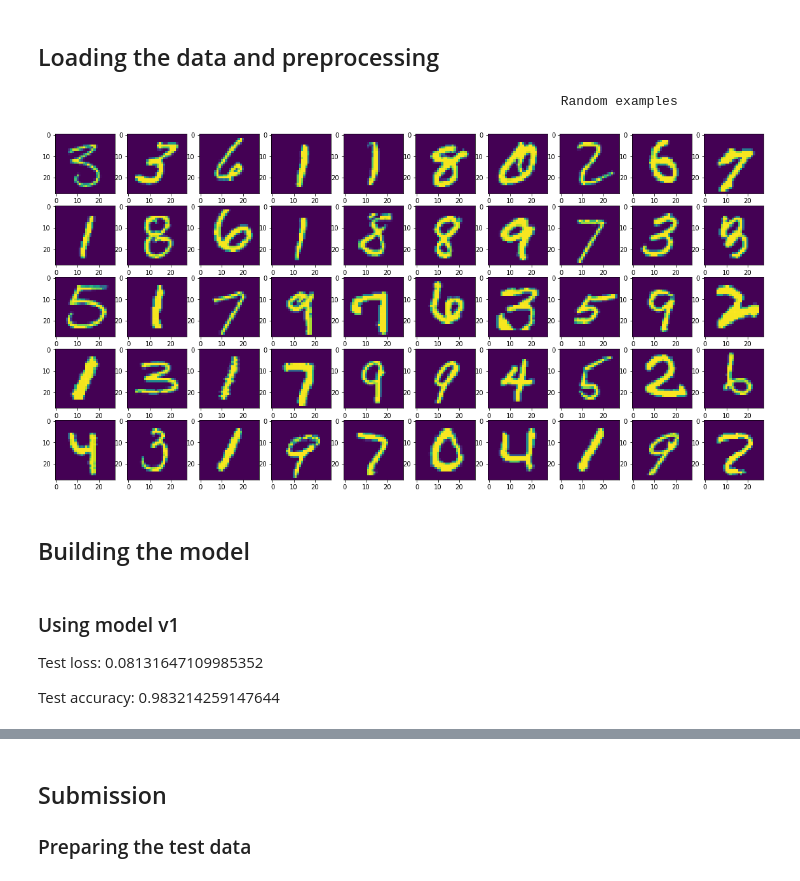
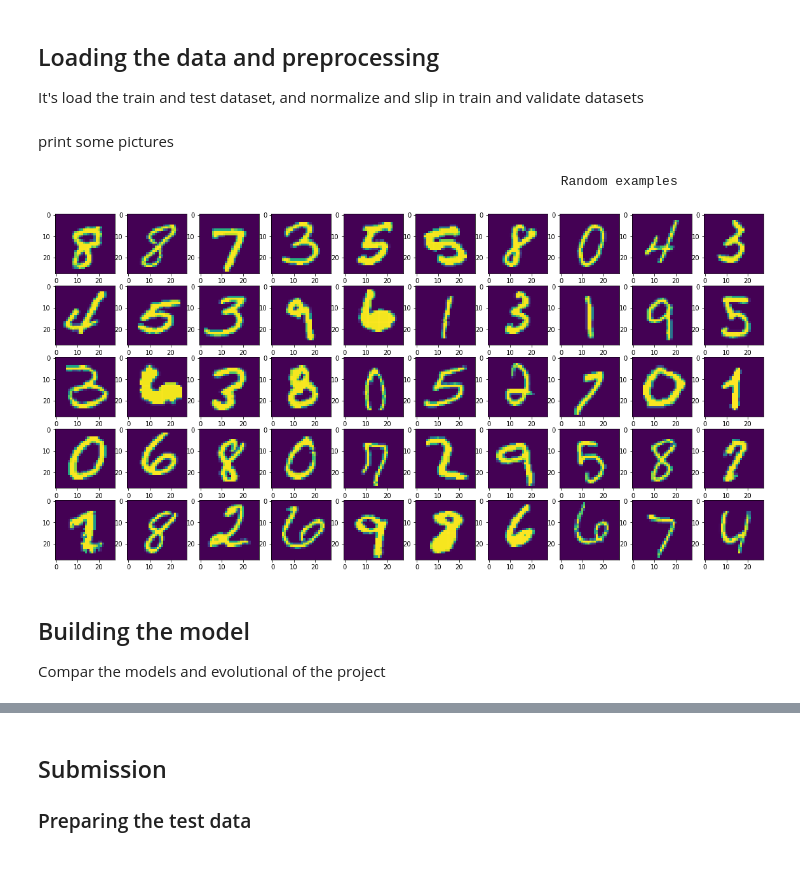
Before and after one commit to VitorHugoOli/digits_reconize_tp_rn, a Jupyter notebook: notebook/main.ipynb, the cells around one changed output, grey strips where cells are left out. Drawn from its saved outputs; the diff is of its cells as text; code cells hidden in the pictures.

```diff
--- a/notebook/main.ipynb
+++ b/notebook/main.ipynb
@@ -27,9 +36,11 @@ def data_prep(raw):
     x_as_array = raw.values[:, 1:]
     x_shaped_array = x_as_array.reshape(num_images, img_rows, img_cols, 1)
     out_x = x_shaped_array / 255
-    return out_x, out_y
+    return out_x, out_y,x_as_array
-# %% [markdown]
-## Loading the data and preprocessing
+# %% [markdown]
+## Loading the data and preprocessing
+
+It's load the train and test dataset, and normalize and slip in train and validate datasets
 # %%
 train_file = "../data/train.csv"
 test_file = "../data/test.csv"
@@ -38,27 +49,25 @@ train_df = pd.read_csv(train_file)
 test_df = pd.read_csv(test_file)
 
 # Split the data into training and validation sets
-train_x, train_y = np.array(train_df.iloc[:, 1:]), np.array(train_df.iloc[:, 0])
-x_all, y_all = data_prep(train_df)
+x_all, y_all, pixels = data_prep(train_df)
 x_train, x_valid, y_train, y_valid = train_test_split(x_all, y_all, test_size=0.2, random_state=13)
+# %% [markdown]
+print some pictures
 # %%
 from matplotlib import pyplot as plt
 
-index = np.random.randint(0, train_x.shape[0], 50)
+index = np.random.randint(0, pixels.shape[0], 50)
 plt.figure(figsize = (20, 10))
 
 for i, idx in enumerate(index):
     plt.subplot(5, 10, i+1)
-    plt.imshow(np.resize(train_x[idx], (28, 28, 1)))
+    plt.imshow(np.resize(pixels[idx], (28, 28, 1)))
 print("Random examples".center(150))
 plt.show()
 # %% [output]
                                                                    Random examples
-[figure, old version]
+[figure, new version]
 # %% [markdown]
 ## Building the model
+
+Compar the models and evolutional of the project
-# %% [markdown]
-### Using model v1
-Test loss: 0.08131647109985352
-
-Test accuracy: 0.983214259147644
```
Also changed, not shown: parts of 21 cells of this notebook, 7 other files.
